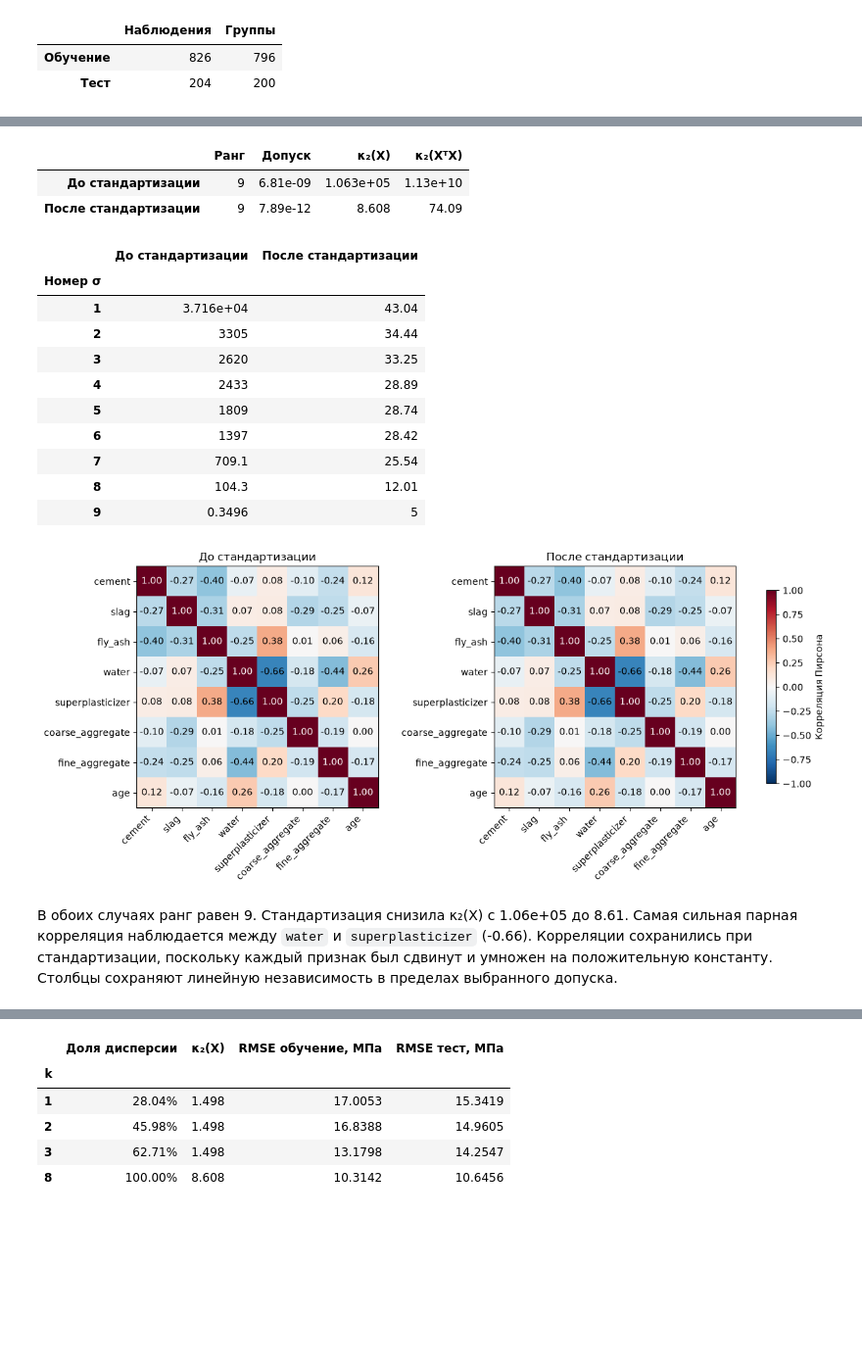
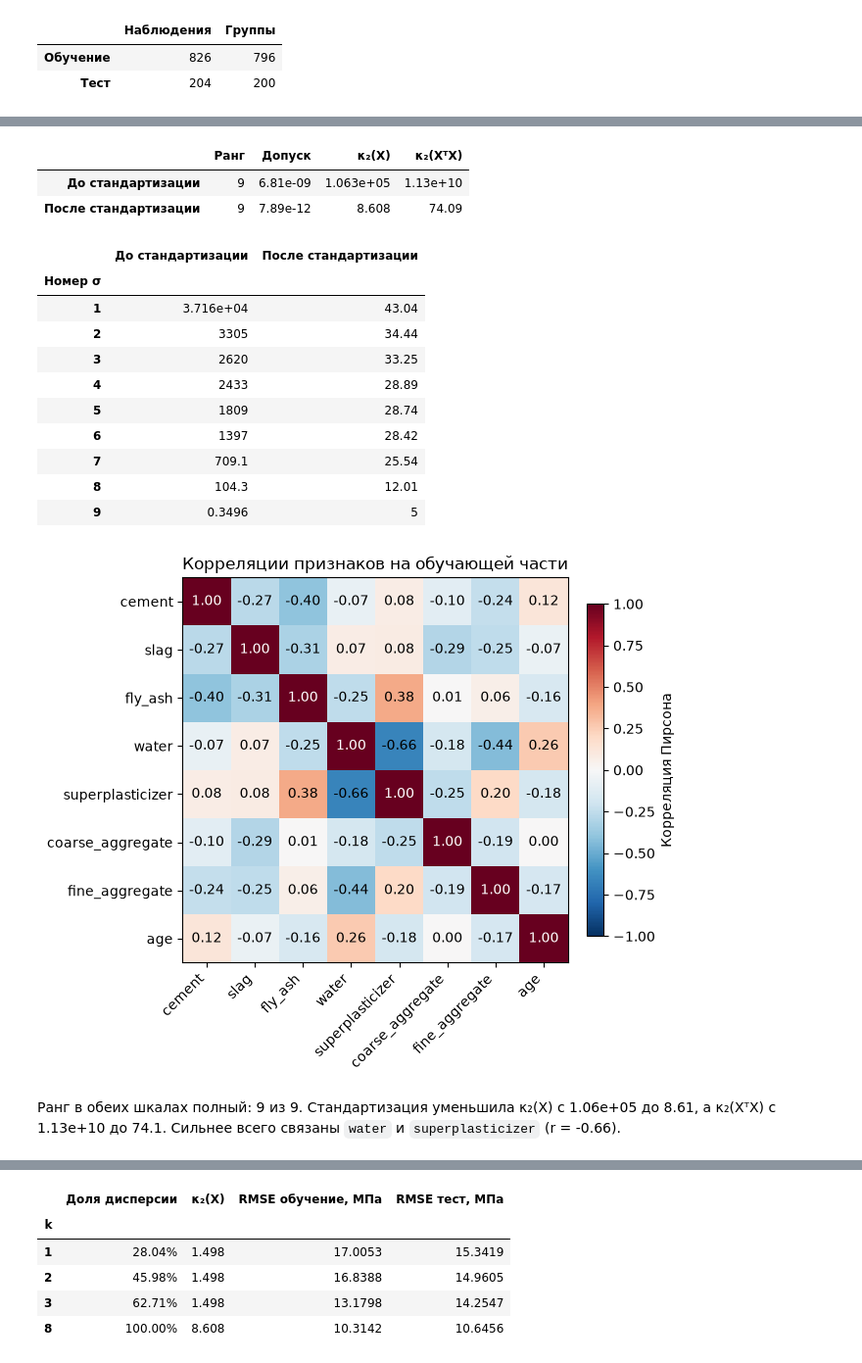
Before and after one commit to samjokk/momo-1, a Jupyter notebook: lab-1/Лабораторная_работа_1.ipynb, the cells around one changed output, grey strips where cells are left out. Shown at 98% size. Cells and saved outputs as stored; diff of their text form; code cells hidden in the pictures; blank space fills up the shorter version.

Commit message:
text: polish

```diff
--- a/lab-1/Лабораторная_работа_1.ipynb
+++ b/lab-1/Лабораторная_работа_1.ipynb
@@ -174,53 +176,47 @@ display(pd.DataFrame({
     "До стандартизации": raw_sigma,
     "После стандартизации": scaled_sigma,
 }, index=pd.Index(range(1, len(raw_sigma) + 1), name="Номер σ")).style.format("{:.4g}"))
 
 corr_raw = pd.DataFrame(train_raw, columns=FEATURES).corr()
 corr_scaled = pd.DataFrame(train_scaled, columns=FEATURES).corr()
 np.testing.assert_allclose(corr_raw, corr_scaled, atol=1e-12)
 
-fig, axes = plt.subplots(1, 2, figsize=(12, 5), layout="constrained")
-for ax, corr, title in zip(
-    axes, (corr_raw, corr_scaled), ("До стандартизации", "После стандартизации")
-):
-    image = ax.imshow(corr, cmap="RdBu_r", vmin=-1, vmax=1)
-    ax.set_xticks(range(len(FEATURES)), FEATURES, rotation=45, ha="right")
-    ax.set_yticks(range(len(FEATURES)), FEATURES)
-    ax.set_title(title)
-    for row, values in enumerate(corr.to_numpy()):
-        for col, value in enumerate(values):
-            color = "white" if abs(value) > 0.68 else "black"
-            ax.text(col, row, f"{value:.2f}", ha="center", va="center", color=color)
-fig.colorbar(image, ax=axes, shrink=0.8, label="Корреляция Пирсона")
+fig, ax = plt.subplots(figsize=(6.5, 5.5), layout="constrained")
+image = ax.imshow(corr_scaled, cmap="RdBu_r", vmin=-1, vmax=1)
+ax.set_xticks(range(len(FEATURES)), FEATURES, rotation=45, ha="right")
+ax.set_yticks(range(len(FEATURES)), FEATURES)
+ax.set_title("Корреляции признаков на обучающей части")
+for row, values in enumerate(corr_scaled.to_numpy()):
+    for col, value in enumerate(values):
+        color = "white" if abs(value) > 0.68 else "black"
+        ax.text(col, row, f"{value:.2f}", ha="center", va="center", color=color)
+fig.colorbar(image, ax=ax, shrink=0.8, label="Корреляция Пирсона")
 plt.show()
 
 correlations = corr_raw.where(np.triu(np.ones(corr_raw.shape, dtype=bool), k=1)).stack()
 strongest_pair = correlations.abs().idxmax()
 strongest_value = correlations.loc[strongest_pair]
 display(Markdown(
-    f"В обоих случаях ранг равен {scaled_diagnostics['Ранг']}. "
-    f"Стандартизация снизила κ₂(X) с {raw_diagnostics['κ₂(X)']:.3g} "
-    f"до {scaled_diagnostics['κ₂(X)']:.3g}. Самая сильная парная корреляция "
-    f"наблюдается между `{strongest_pair[0]}` и `{strongest_pair[1]}` "
-    f"({strongest_value:.2f}). Корреляции сохранились при стандартизации, "
-    "поскольку каждый признак был сдвинут и умножен на положительную константу. "
-    "Столбцы сохраняют линейную независимость в пределах выбранного допуска."
+    f"Ранг в обеих шкалах полный: {scaled_diagnostics['Ранг']} из {X_train.shape[1]}. "
+    f"Стандартизация уменьшила κ₂(X) с {raw_diagnostics['κ₂(X)']:.3g} до {scaled_diagnostics['κ₂(X)']:.3g}, "
+    f"а κ₂(XᵀX) с {raw_diagnostics['κ₂(XᵀX)']:.3g} до {scaled_diagnostics['κ₂(XᵀX)']:.3g}. "
+    f"Сильнее всего связаны `{strongest_pair[0]}` и `{strongest_pair[1]}` (r = {strongest_value:.2f})."
 ))
 # %% [output]
 |  | Ранг | Допуск | κ₂(X) | κ₂(XᵀX) |
 | До стандартизации | 9 | 6.81e-09 | 1.063e+05 | 1.13e+10 |
 | После стандартизации | 9 | 7.89e-12 | 8.608 | 74.09 |
 |  | До стандартизации | После стандартизации |
 | Номер σ |  |  |
 | 1 | 3.716e+04 | 43.04 |
 | 2 | 3305 | 34.44 |
 | 3 | 2620 | 33.25 |
 | 4 | 2433 | 28.89 |
 | 5 | 1809 | 28.74 |
 | 6 | 1397 | 28.42 |
 | 7 | 709.1 | 25.54 |
 | 8 | 104.3 | 12.01 |
 | 9 | 0.3496 | 5 |
-[figure, old version]
+[figure, new version]
-В обоих случаях ранг равен 9. Стандартизация снизила κ₂(X) с 1.06e+05 до 8.61. Самая сильная парная корреляция наблюдается между `water` и `superplasticizer` (-0.66). Корреляции сохранились при стандартизации, поскольку каждый признак был сдвинут и умножен на положительную константу. Столбцы сохраняют линейную независимость в пределах выбранного допуска.
+Ранг в обеих шкалах полный: 9 из 9. Стандартизация уменьшила κ₂(X) с 1.06e+05 до 8.61, а κ₂(XᵀX) с 1.13e+10 до 74.1. Сильнее всего связаны `water` и `superplasticizer` (r = -0.66).
 # %% [markdown]
```
Also changed, not shown: parts of 36 cells of this notebook.
